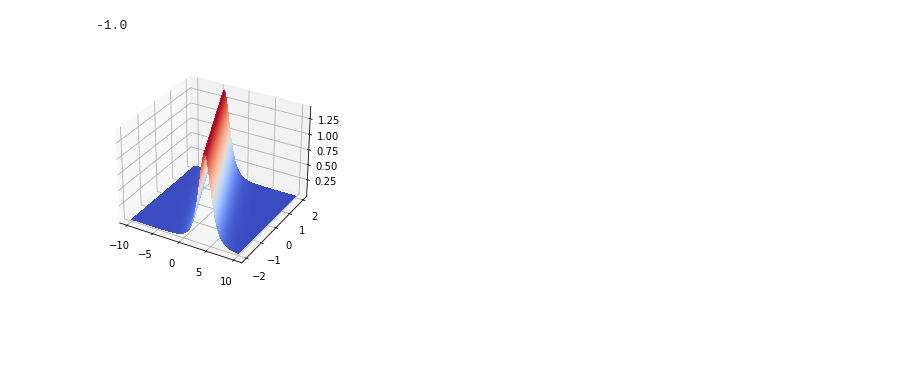
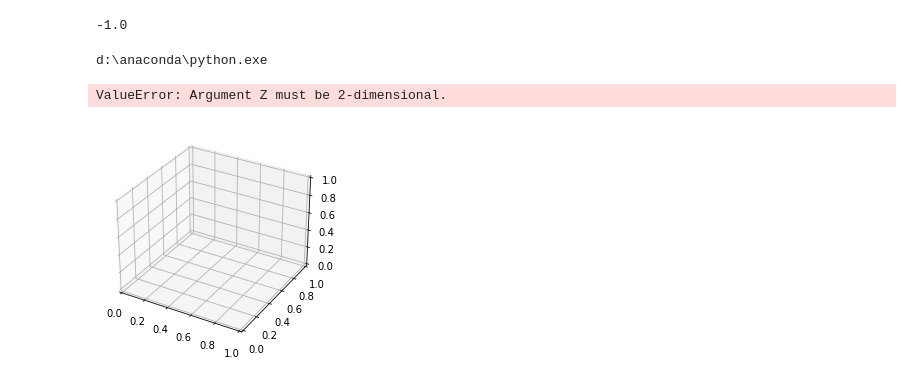
Before and after one commit to sk-yang666/PINN-on-NLS, a Jupyter notebook: Rogue Wave.ipynb, the cells around one changed output. Saved outputs shown, nothing was run; the diff lists cells and outputs as text; code cells hidden in the pictures; blank space fills up the shorter version.

```diff
--- a/Rogue Wave.ipynb
+++ b/Rogue Wave.ipynb
@@ -443,27 +430,54 @@ print(z.imag)
 # %%
 import random
 import time
 from matplotlib import cm
 import numpy as np
+import numpy as np
+import sys
+print(sys.executable)
+from mpl_toolkits import mplot3d
+
+
+import deepxde as dde
+
+# 用于绘图
+import matplotlib.pyplot as plt
+from scipy.interpolate import griddata
 
 
 # plot a 3D surface like in the example mplot3d/surface3d_demo
 X = np.arange(-10, 10, 0.01)
 T = np.arange(-2, 2, 0.01)
 x, t = np.meshgrid(X, T)
+i=1j
+c11=1
+c21=2
+c31=-2
+c41=4
+lambda1=10
 
-a=1
-b=1
-Z=np.abs(2**(1/2)*b*np.exp(1j*(a**2-b**2)*t+1j*a*x)/np.cosh(b*x+2*a*b*t))
+v1=(c31.conjugate()**2+c41.conjugate()**2)*(c11*c31+c21*c41)
+v2=(c11**2+c21**2)*(c11.conjugate()**2+c21.conjugate()**2)
+v3=(c31.conjugate()**2+c41.conjugate()**2)*(c21*c31-c11*c41)
 
+eta1=np.log((c11**2+c21**2)*(c11.conjugate()*c31.conjugate()+c21.conjugate()*c41.conjugate())/v1)/2
+eta2=np.log(v2/((c11*c11.conjugate()+c21*c21.conjugate())*(c31*c31.conjugate()+c41*c41.conjugate())))/2
+eta3=np.log((c11**2+c21**2)*(c21*c31-c11*c41)/v3)/2
+gamma1=(c31**2+c41**2)*(c31.conjugate()**2+c41.conjugate()**2)
 
+xi1=-2*1j*lambda1**2*t-1j*lambda1*x
+q1=4*v1*1j*(lambda1.conjugate()-lambda1)*np.exp(3*xi1+xi1.conjugate()+eta1)*np.cosh(xi1+xi1.conjugate()+eta1)/(2*v2*np.exp(3*(xi1+xi1.conjugate())+eta2)*np.cosh(xi1+xi1.conjugate()+eta2)+gamma1)
+q2=4*v3*1j*(lambda1-lambda1.conjugate())*np.exp(3*xi1+xi1.conjugate()+eta3)*np.cosh(xi1+xi1.conjugate()+eta3)/(2*v2*np.exp(3*(xi1+xi1.conjugate())+eta2)*np.cosh(xi1+xi1.conjugate()+eta2)+gamma1)
+q1=np.abs(np.abs(q1))
 
 fig = plt.figure(figsize=plt.figaspect(0.5))
 ax = fig.add_subplot(1, 1, 1, projection='3d')
 
 #time.sleep(1)
 
-surf = ax.plot_surface(x,t,Z, rstride=1, cstride=1, cmap=cm.coolwarm,
+surf = ax.plot_trisur(x,t,q1, rstride=1, cstride=1, cmap=cm.coolwarm,
                        linewidth=0, antialiased=False)
 # %% [output]
+d:\anaconda\python.exe
+ValueError: Argument Z must be 2-dimensional.
-[figure, old version]
+[figure, new version]
```
Also changed, not shown: parts of 4 cells of this notebook, 7 other files.
